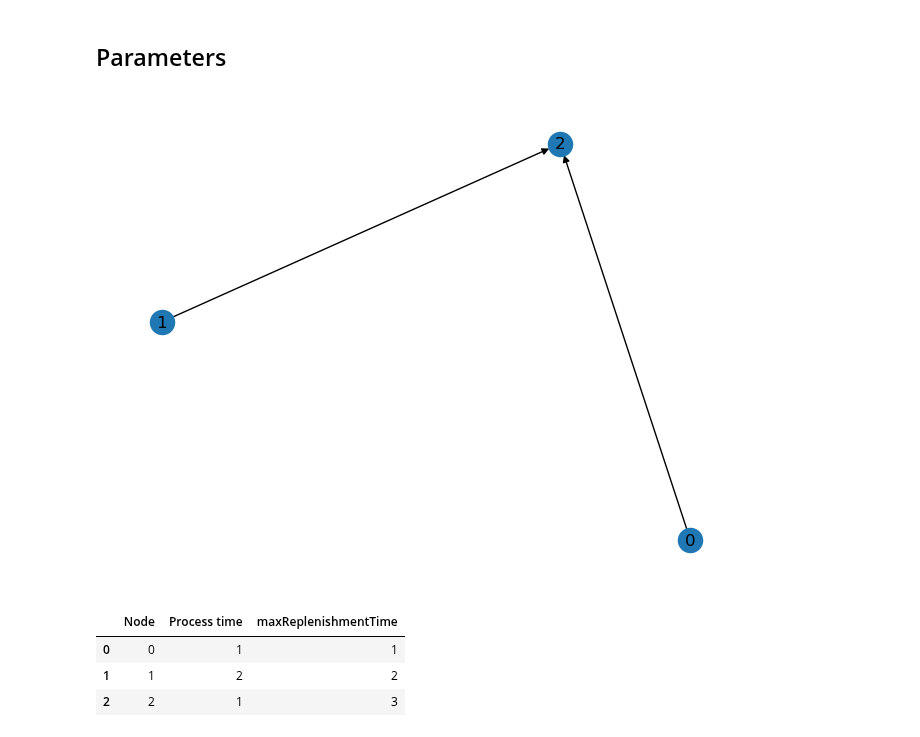
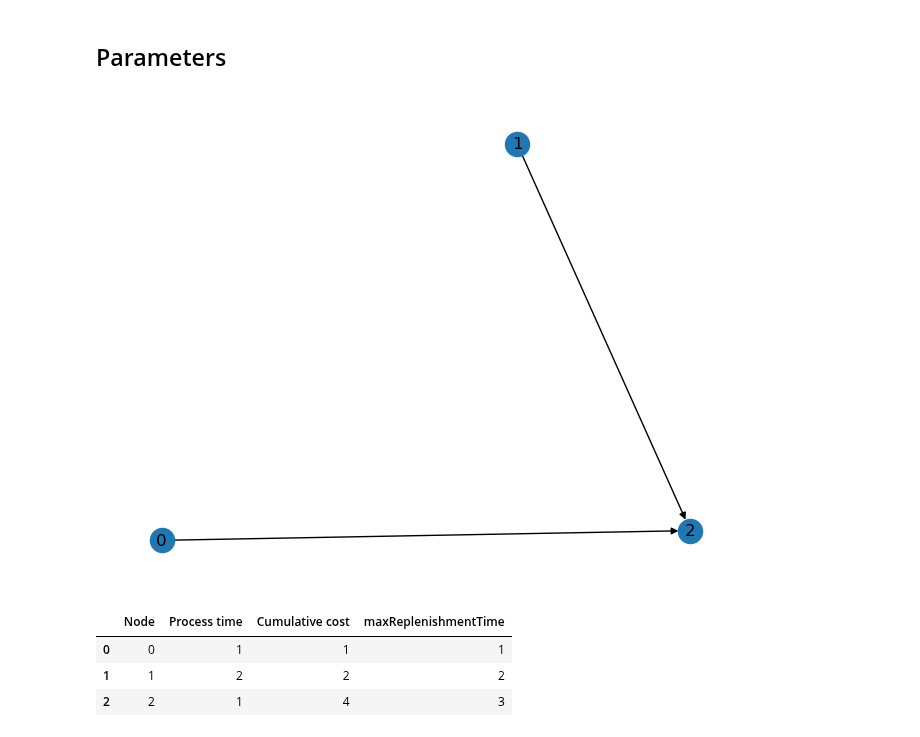
Before and after one commit to hmedal/sae-dsc-hmedal, a Jupyter notebook: examples/dynamic-programming.ipynb, the cells around one changed output. Saved outputs shown, nothing was run; the diff lists cells and outputs as text; code cells hidden in the pictures.

```diff
--- a/examples/dynamic-programming.ipynb
+++ b/examples/dynamic-programming.ipynb
@@ -28,33 +25,36 @@ numSuppliersPerPart = 2
 # %%
 G = nx.DiGraph()
 
 numProcureNodes = 2
 numAssemblyNodes = 0
 numNodes = numProcureNodes + numAssemblyNodes + 1
 
 procureNodes = list(range(numProcureNodes))
 finalNode = numNodes - 1
 
 numOptions = 2
 
 np.random.seed(0)
 
 maxServiceTimeOut = 20
 
 processTimes = [1, 2, 1]
+costAdded = np.random.randint(1,4, numNodes)
 
 G.add_node(finalNode, process_time=processTimes[finalNode],
-            max_service_time_out=0)
+            max_service_time_out=0, cost = costAdded[finalNode])
 
 for n in procureNodes:
     G.add_node(n, process_time=processTimes[n],
-               max_service_time_out=20)
+               max_service_time_out=20, cost = costAdded[n])
     G.add_edge(n, finalNode)
 
 processTimesDict = nx.get_node_attributes(G, 'process_time')
+costDict = nx.get_node_attributes(G, 'cost')
 maxServiceTimeOut = nx.get_node_attributes(G, 'max_service_time_out')
 
+pred = {2 : [1,0]}
 nx.draw(G, with_labels=True)
 plt.show()
 # %% [output]
-[figure, old version]
+[figure, new version]
@@ -61,6 +65,4 @@ plt.show()
 # %%
-safetyFactor = 1.5
-sigma = 3
 
 maxReplenishmentTime = {}
 
@@ -69,15 +71,23 @@ for n in procureNodes:
 
 maxReplenishmentTime[finalNode] = processTimesDict[finalNode] + max([maxReplenishmentTime[n] for n in procureNodes])
 
+cumCost = {}
+
+for n in procureNodes:
+    cumCost[n] = costDict[n]
+
+cumCost[finalNode] = costDict[finalNode] + sum(cumCost[n] for n in procureNodes)
+
 df = pd.DataFrame({
     'Node': maxReplenishmentTime.keys(),
     'Process time': processTimes,
+    'Cumulative cost': cumCost.values(),
     'maxReplenishmentTime': maxReplenishmentTime.values()
 })
 df
 # %% [output]
-|  | Node | Process time | maxReplenishmentTime |
-| 0 | 0 | 1 | 1 |
-| 1 | 1 | 2 | 2 |
-| 2 | 2 | 1 | 3 |
+|  | Node | Process time | Cumulative cost | maxReplenishmentTime |
+| 0 | 0 | 1 | 1 | 1 |
+| 1 | 1 | 2 | 2 | 2 |
+| 2 | 2 | 1 | 4 | 3 |
 # %%
```
Also changed, not shown: parts of 7 cells of this notebook.
